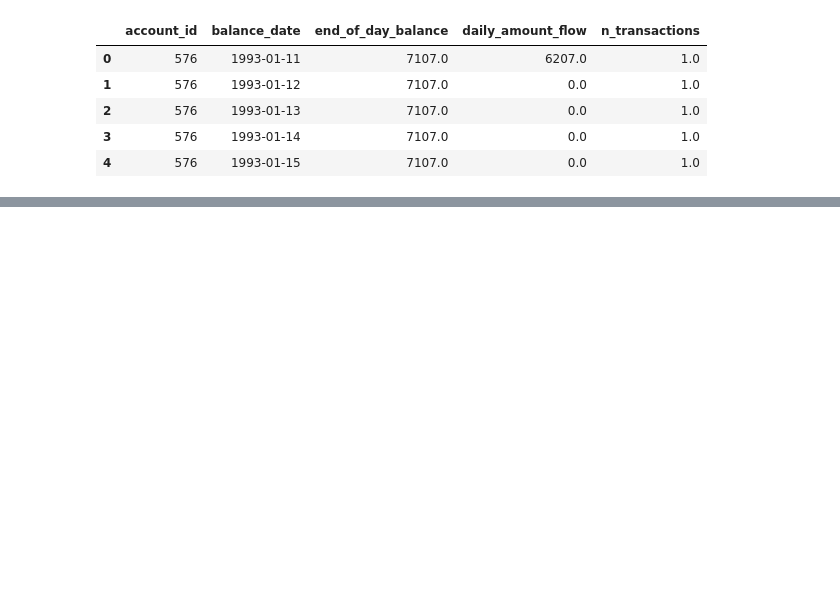
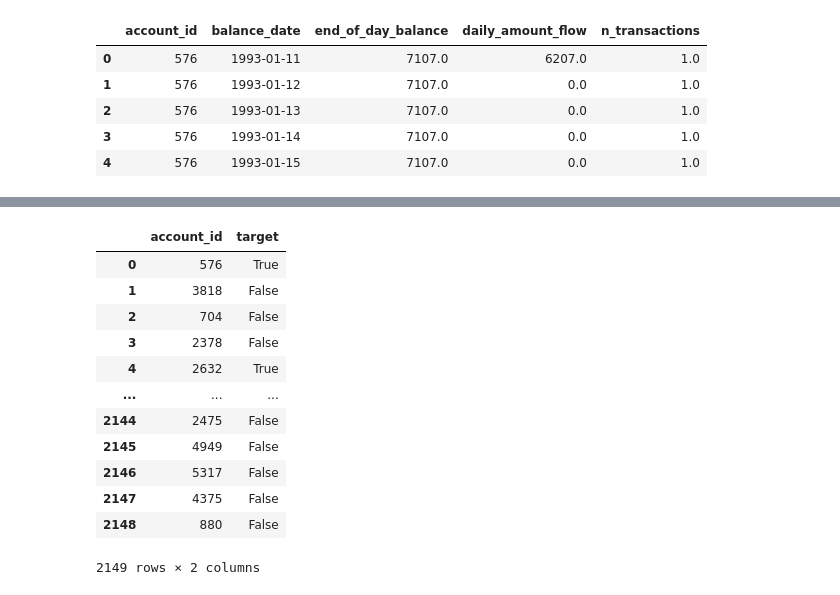
Before and after one commit to DataDavidProjects/berkabank, a Jupyter notebook: notebooks/feature_eng.ipynb, the cells around one changed output, grey strips where cells are left out. Cells and saved outputs as stored; diff of their text form; code cells hidden in the pictures; blank space fills up the shorter version.

```diff
--- a/notebooks/feature_eng.ipynb
+++ b/notebooks/feature_eng.ipynb
@@ -511,0 +503,16 @@ df_agg
+# %%
+core = pd.read_csv("../berkabank/primary/core.csv")
+# %% [output]
+|  | account_id | target |
+| 0 | 576 | True |
+| 1 | 3818 | False |
+| 2 | 704 | False |
+| 3 | 2378 | False |
+| 4 | 2632 | True |
+| ... | ... | ... |
+| 2144 | 2475 | False |
+| 2145 | 4949 | False |
+| 2146 | 5317 | False |
+| 2147 | 4375 | False |
+| 2148 | 880 | False |
+2149 rows × 2 columns
```
Also changed, not shown: parts of 8 cells of this notebook.
